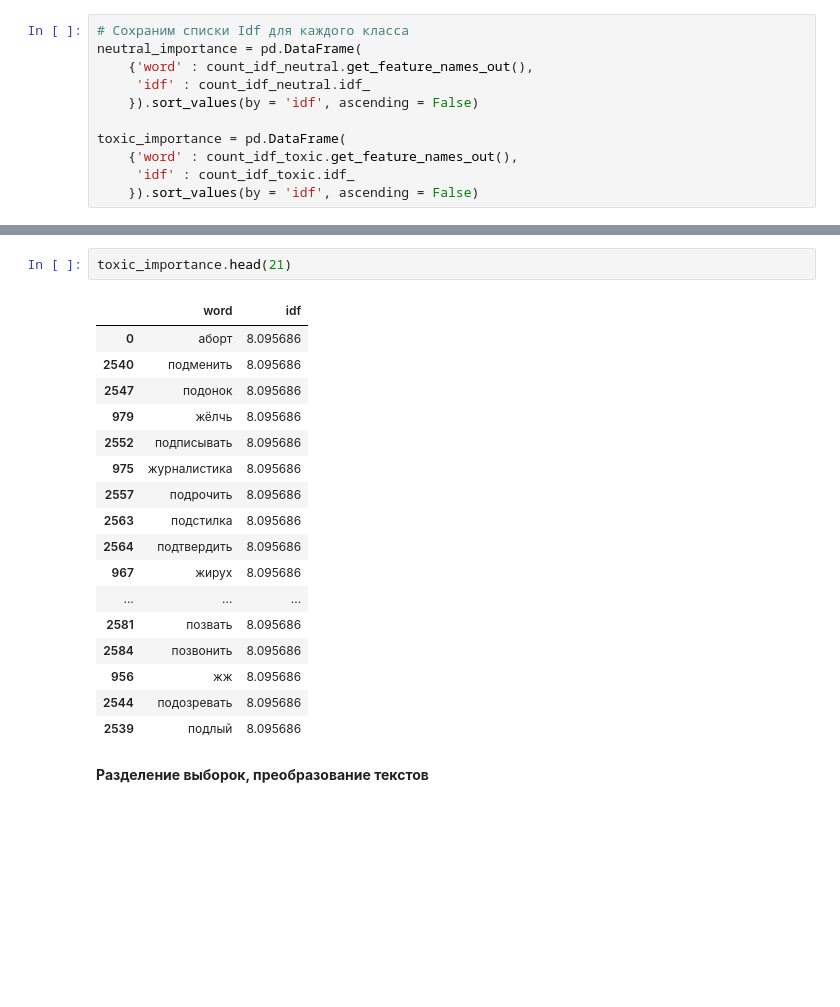
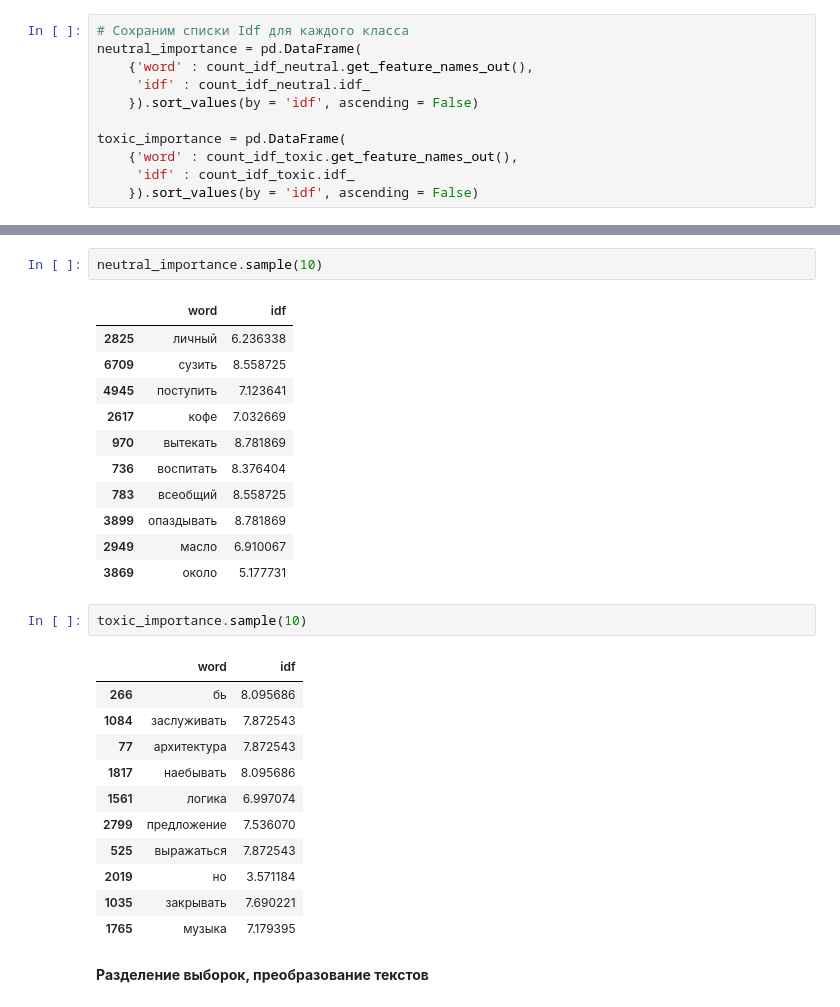
Before and after one commit to alexandr-khvatov/text_classification, a Jupyter notebook: model/LogReg.ipynb, the cells around one changed output, grey strips where cells are left out. Saved outputs shown, nothing was run; the diff lists cells and outputs as text; blank space fills up the shorter version.

```diff
--- a/model/LogReg.ipynb
+++ b/model/LogReg.ipynb
@@ -167,23 +154,31 @@ neutral_importance.head(21)
-# %%
-toxic_importance.head(21)
-# %% [output]
-|  | word | idf |
-| 0 | аборт | 8.095686 |
-| 2540 | подменить | 8.095686 |
-| 2547 | подонок | 8.095686 |
-| 979 | жёлчь | 8.095686 |
-| 2552 | подписывать | 8.095686 |
-| 975 | журналистика | 8.095686 |
-| 2557 | подрочить | 8.095686 |
-| 2563 | подстилка | 8.095686 |
-| 2564 | подтвердить | 8.095686 |
-| 967 | жирух | 8.095686 |
-| ... | ... | ... |
-| 2581 | позвать | 8.095686 |
-| 2584 | позвонить | 8.095686 |
-| 956 | жж | 8.095686 |
-| 2544 | подозревать | 8.095686 |
-| 2539 | подлый | 8.095686 |
+# %%
+neutral_importance.sample(10)
+# %% [output]
+|  | word | idf |
+| 2825 | личный | 6.236338 |
+| 6709 | сузить | 8.558725 |
+| 4945 | поступить | 7.123641 |
+| 2617 | кофе | 7.032669 |
+| 970 | вытекать | 8.781869 |
+| 736 | воспитать | 8.376404 |
+| 783 | всеобщий | 8.558725 |
+| 3899 | опаздывать | 8.781869 |
+| 2949 | масло | 6.910067 |
+| 3869 | около | 5.177731 |
+# %%
+toxic_importance.sample(10)
+# %% [output]
+|  | word | idf |
+| 266 | бь | 8.095686 |
+| 1084 | заслуживать | 7.872543 |
+| 77 | архитектура | 7.872543 |
+| 1817 | наебывать | 8.095686 |
+| 1561 | логика | 6.997074 |
+| 2799 | предложение | 7.536070 |
+| 525 | выражаться | 7.872543 |
+| 2019 | но | 3.571184 |
+| 1035 | закрывать | 7.690221 |
+| 1765 | музыка | 7.179395 |
 # %% [markdown]
 **Разделение выборок, преобразование текстов**
 # %%
```
Also changed, not shown: parts of 9 cells of this notebook.
